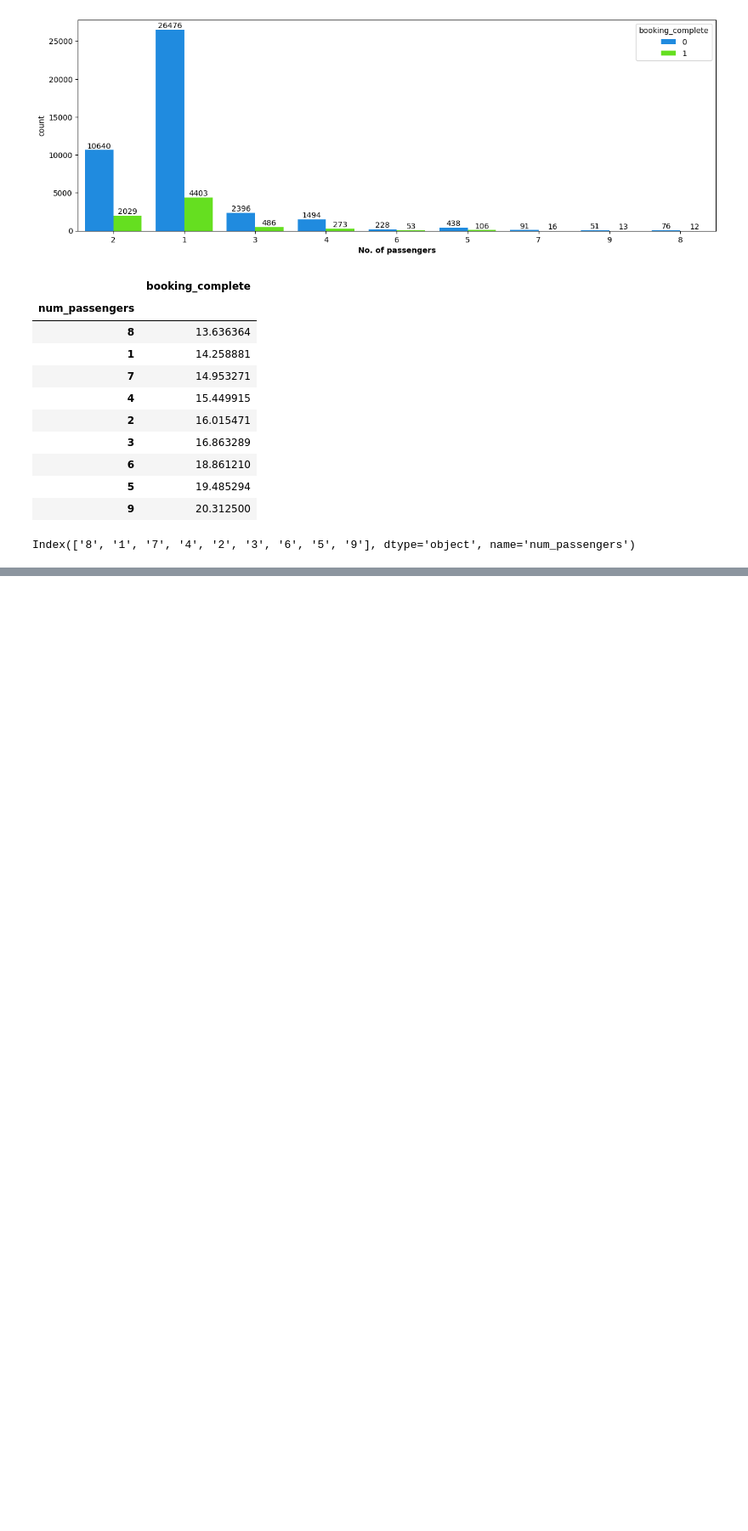
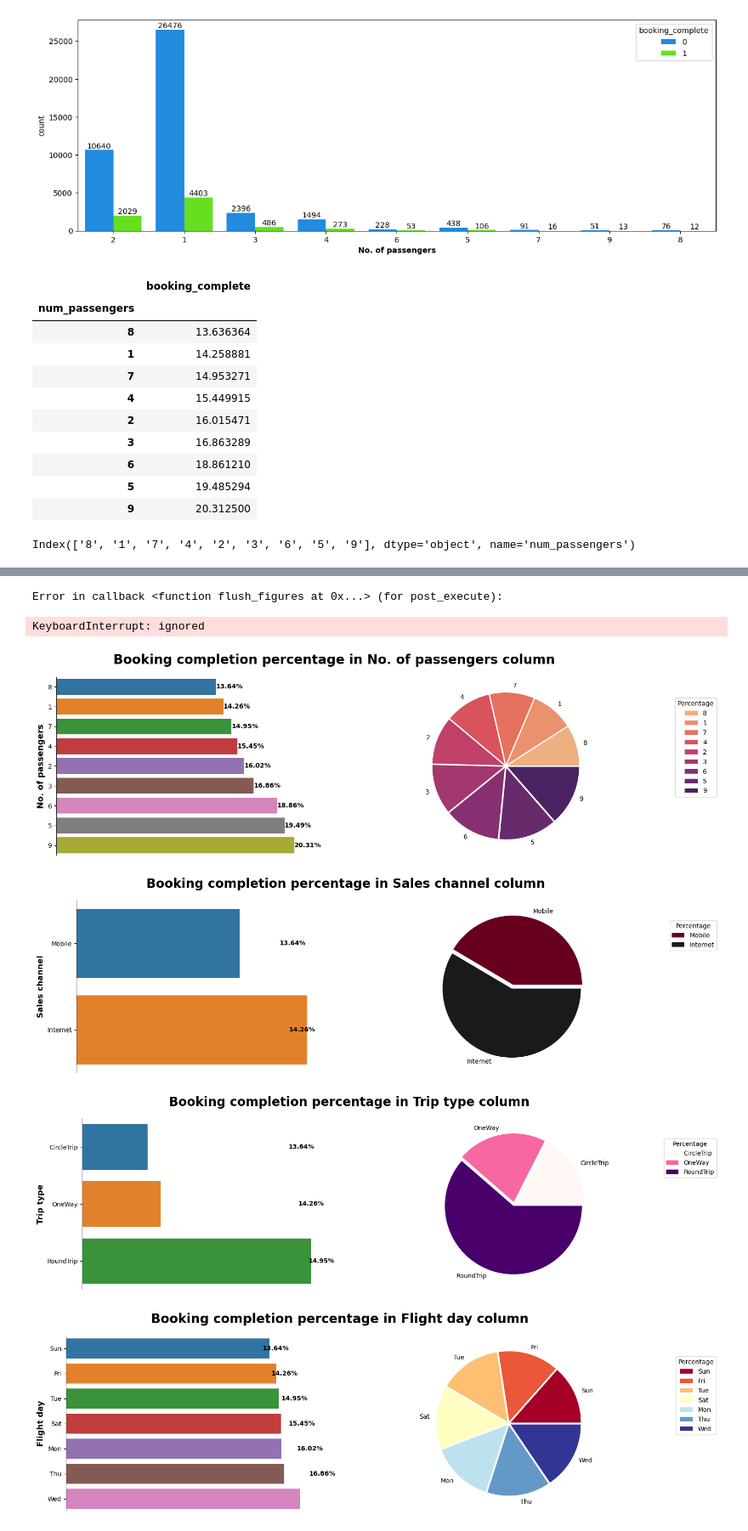
Before and after one commit to BhanuSrihridai/British-Airways, a Jupyter notebook: Task_2.ipynb, the cells around one changed output, grey strips where cells are left out. Shown at 85% size. Drawn from its saved outputs; the diff is of its cells as text; code cells hidden in the pictures; blank space fills up the shorter version.

```diff
--- a/Task_2.ipynb
+++ b/Task_2.ipynb
@@ -570,0 +605,49 @@ plots.categorical_Bi_variate_heatmap()
+# %%
+from numpy import random
+target='booking_complete'
+
+palette=['crest','cubehelix','flare','afmhot','gist_earth','gist_heat','gist_rainbow','CMRmap','cool','inferno',
+                'viridis','rocket','magma','mako','icefire','seismic_r','crest','icefire','Set2','Set3','hsv']
+
+colours=['Accent','Accent_r','BrBG','PRGn','PRGn_r','PiYG','PiYG_r','PuBuGn','rainbow','rocket','viridis','CMRmap',
+              'PuBuGn_r','PuOr','PuOr_r','RdBu','RdBu_r','RdGy','RdGy_r', 'RdPu','RdPu_r','magma','mako','flare','icefire',
+              'RdYlBu','RdYlBu_r','RdYlGn','RdYlGn_r','Spectral','Accent','Dark2','Paired','Pastel1','Pastel2','Set1','Set2','Set3']
+for x in  cat_cols:
+        num1=random.randint(len(palette))
+        num2=random.randint(len(colours))
+        seperate=[0.03 for j in range(len(data[x].unique()))]                                     # A list of numerical values to be used for exploding the pie chart
+
+        table=pd.pivot_table(data=data,values=target,index=x).sort_values(by=target)
+        table[target]=table[target]*100
+
+        fig,axes=plt.subplots(1,2,figsize=(16,5))
+        # sup_title=f"Percentage of Conversion in {col_names[x]} column"
+        # plt.suptitle(sup_title,fontweight='bold',fontsize=20)
+        fig.subplots_adjust(wspace=0.3)
+
+        # Bar chart
+        fig_Bar=sns.barplot(data=table,y=table.index,x=table['booking_complete'],ax=axes[0])
+        fig_Bar.bar_label(axs.containers[0],fmt='%.2f%%',fontweight='bold',padding=0)                  # Setting bar labels with percentage of conversion
+        axes[0].spines[['right','top','bottom']].set_visible(False)                                    # Removing the chart junk
+        axes[0].xaxis.set_visible(False)                                                               # Hiding the x-axis
+        # fig_Bar.set_ylabel(f"{col_names[x]}",fontweight='bold',fontsize=13)
+
+        # Pie chart
+        table.plot(kind='pie',subplots=True,ax=axes[1],cmap=colours[num2],explode=seperate)
+        plt.ylabel("")
+
+        # table.plot(kind='barh',ax=axes[0],legend=None,cmap=palette[num1])
+        # table.plot(kind='pie',subplots=True,ax=axes[1],cmap=colours[num2],explode=seperate)
+
+        # Setting the legend location
+        plt.legend(loc='upper right',bbox_to_anchor=(1.7,0.9),title='Percentage')
+# %% [output]
+Error in callback <function flush_figures at 0x...> (for post_execute):
+KeyboardInterrupt: ignored
+# %%
+plots.categorical_Bi_variate_target()
+# %% [output]
+[figure, added]
+[figure, added]
+[figure, added]
+[figure, added]
```
Also changed, not shown: parts of 10 cells of this notebook.
